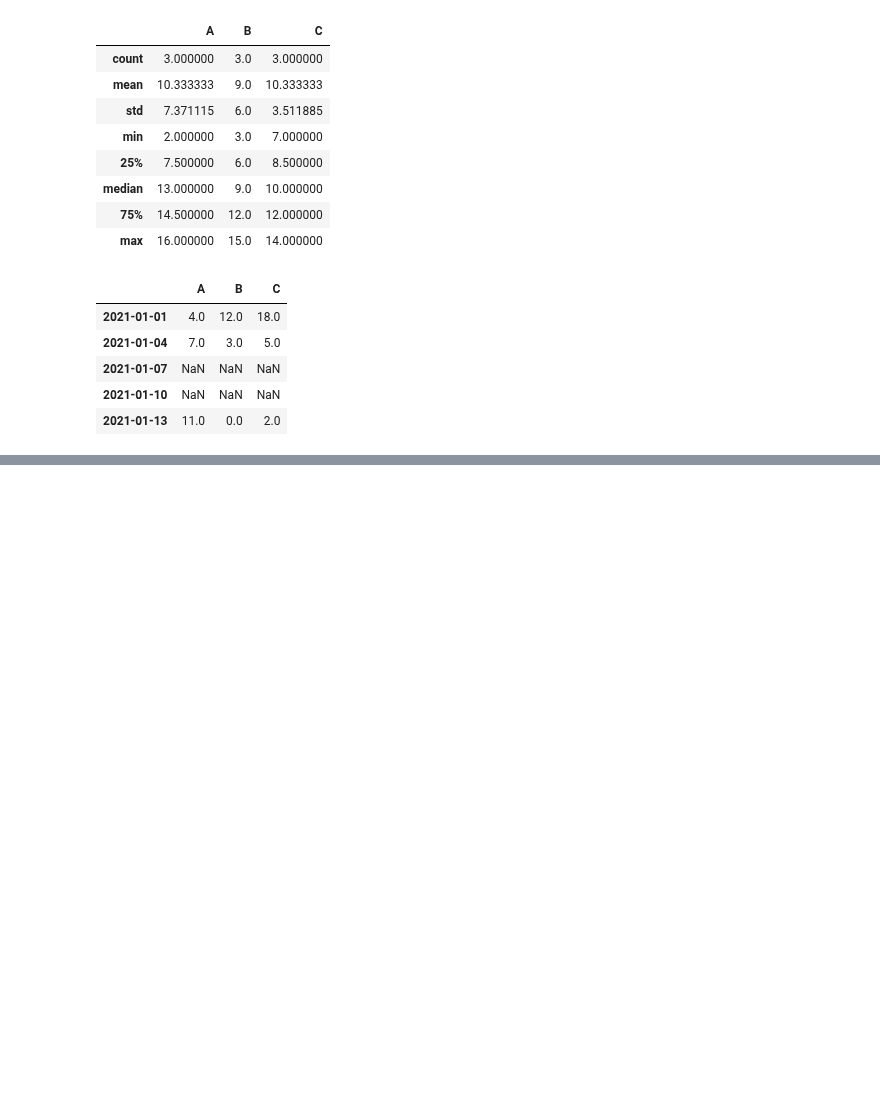
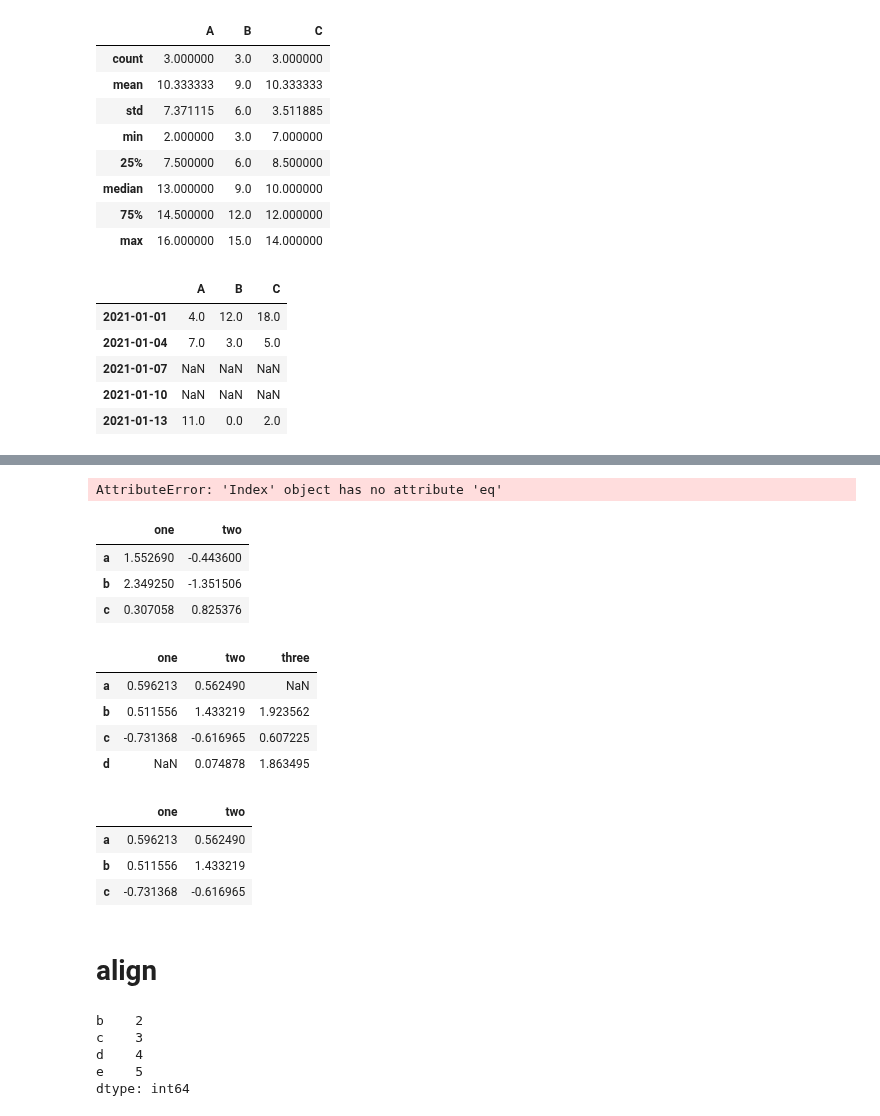
Before and after one commit to UtsavParashar/PythonProblems, a Jupyter notebook: PandasOffDoc.ipynb, the cells around one changed output, grey strips where cells are left out. Saved outputs shown, nothing was run; the diff lists cells and outputs as text; code cells hidden in the pictures; blank space fills up the shorter version.

```diff
--- a/PandasOffDoc.ipynb
+++ b/PandasOffDoc.ipynb
@@ -3064,0 +3108,44 @@ dtype: float64
+# %%
+rs = s.reindex(df.index)
+rs.index is df.index # True
+# %% [output]
+AttributeError: 'Index' object has no attribute 'eq'
+# %%
+df2 = DataFrame(
+    np.random.randn(3,2),
+    columns=['one', 'two'],
+    index = ['a', 'b', 'c']
+)
+df2
+# %% [output]
+|  | one | two |
+| a | 1.552690 | -0.443600 |
+| b | 2.349250 | -1.351506 |
+| c | 0.307058 | 0.825376 |
+# %%
+df
+# %% [output]
+|  | one | two | three |
+| a | 0.596213 | 0.562490 | NaN |
+| b | 0.511556 | 1.433219 | 1.923562 |
+| c | -0.731368 | -0.616965 | 0.607225 |
+| d | NaN | 0.074878 | 1.863495 |
+# %%
+df.reindex_like(df2)
+# %% [output]
+|  | one | two |
+| a | 0.596213 | 0.562490 |
+| b | 0.511556 | 1.433219 |
+| c | -0.731368 | -0.616965 |
+# %% [markdown]
+# align
+# %%
+s = pd.Series(np.arange(1,6), index=['a', 'b', 'c', 'd', 'e'])
+s1 = s[:4]
+s2 = s[1:]
+# %% [output]
+b    2
+c    3
+d    4
+e    5
+dtype: int64
```
Also changed, not shown: parts of 44 cells of this notebook, 1 other file.
